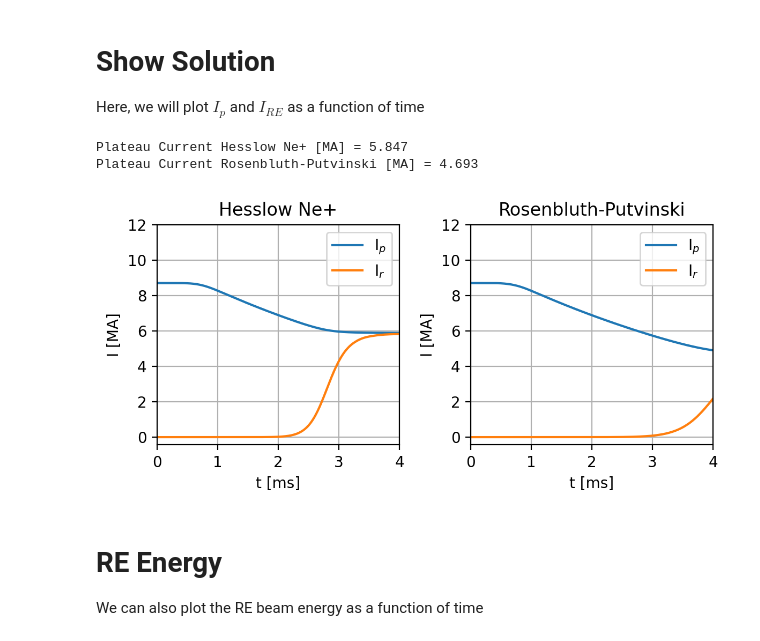
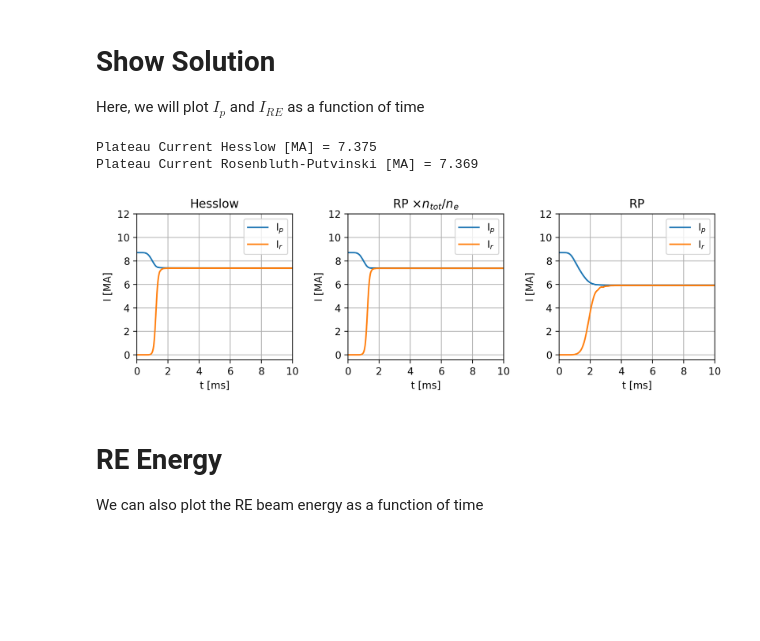
Before and after one commit to ridatta/RE_Solver, a Jupyter notebook: 0D-Solver-Hesslow.ipynb, the cells around one changed output. Drawn from its saved outputs; the diff is of its cells as text; code cells hidden in the pictures; blank space fills up the shorter version.

```diff
--- a/0D-Solver-Hesslow.ipynb
+++ b/0D-Solver-Hesslow.ipynb
@@ -33,11 +33,12 @@ a = 0.57 # Minor Radius, [m]
 ni = 3e20 # ion density in plasma fuel, per m**3
 L = 1.85e-6 # inductance [H]
 k = 1 # elongation
+Btor = 12.2 # Toroidal Field [Tesla]
 
 # MGI ion densities
 # If we have impurities, specify the impurity denisty here
 nD = 1e-11 # Diuterium atoms
-nNe = 1e20 # Neon
+nNe = 1.5e20 # Neon
 
 # Initial Conditions
 I0 = 8.7e6 # [A], Initial Plasma Current
@@ -208,37 +246,48 @@ print(sol2)
 
 Here, we will plot $I_p$ and $I_{RE}$ as a function of time
 # %%
-fig, axs = plt.subplots(1,2,figsize=(6,3),dpi=200,sharex=True)
+fig, axs = plt.subplots(1,3,figsize=(9,3),dpi=200,sharex=True)
 # Hesslow Plot
 axs[0].plot(sol.t*1e3,sol.y[0]/1e6,label='I$_p$')
 axs[0].plot(sol.t*1e3,sol.y[1]/1e6,label='I$_r$')
 axs[0].set_xlabel('t [ms]')
 axs[0].set_ylabel('I [MA]')
 axs[0].grid()
 axs[0].set_yticks(np.arange(0,13,2))
 axs[0].legend()
-axs[0].set_xlim([0,4])
-axs[0].set_title("Hesslow Ne+")
+axs[0].set_xlim([0,10])
+axs[0].set_title("Hesslow")
 
 # Original Plot
 axs[1].plot(sol2.t*1e3,sol2.y[0]/1e6,label='I$_p$')
 axs[1].plot(sol2.t*1e3,sol2.y[1]/1e6,label='I$_r$')
 axs[1].set_xlabel('t [ms]')
 axs[1].set_ylabel('I [MA]')
 axs[1].grid()
 axs[1].set_yticks(np.arange(0,13,2))
 axs[1].legend()
-axs[1].set_xlim([0,4])
-axs[1].set_title("Rosenbluth-Putvinski")
+axs[1].set_xlim([0,10])
+axs[1].set_title("RP $\\times n_{tot}/n_e$")
+
+# Original Plot
+axs[2].plot(sol3.t*1e3,sol3.y[0]/1e6,label='I$_p$')
+axs[2].plot(sol3.t*1e3,sol3.y[1]/1e6,label='I$_r$')
+axs[2].set_xlabel('t [ms]')
+axs[2].set_ylabel('I [MA]')
+axs[2].grid()
+axs[2].set_yticks(np.arange(0,13,2))
+axs[2].legend()
+axs[2].set_xlim([0,10])
+axs[2].set_title("RP")
 
 #axs[0].legend()
-print('Plateau Current Hesslow Ne+ [MA] = %1.3f'%(sol.y[0][-1]/1e6))
+print('Plateau Current Hesslow [MA] = %1.3f'%(sol.y[0][-1]/1e6))
 print('Plateau Current Rosenbluth-Putvinski [MA] = %1.3f'%(sol2.y[0][-1]/1e6))
 fig.tight_layout()
 # %% [output]
-Plateau Current Hesslow Ne+ [MA] = 5.847
-Plateau Current Rosenbluth-Putvinski [MA] = 4.693
+Plateau Current Hesslow [MA] = 7.375
+Plateau Current Rosenbluth-Putvinski [MA] = 7.369
-[figure, old version]
+[figure, new version]
 # %% [markdown]
 # RE Energy
 We can also plot the RE beam energy as a function of time
```
Also changed, not shown: parts of 4 cells of this notebook, 19 other files.
